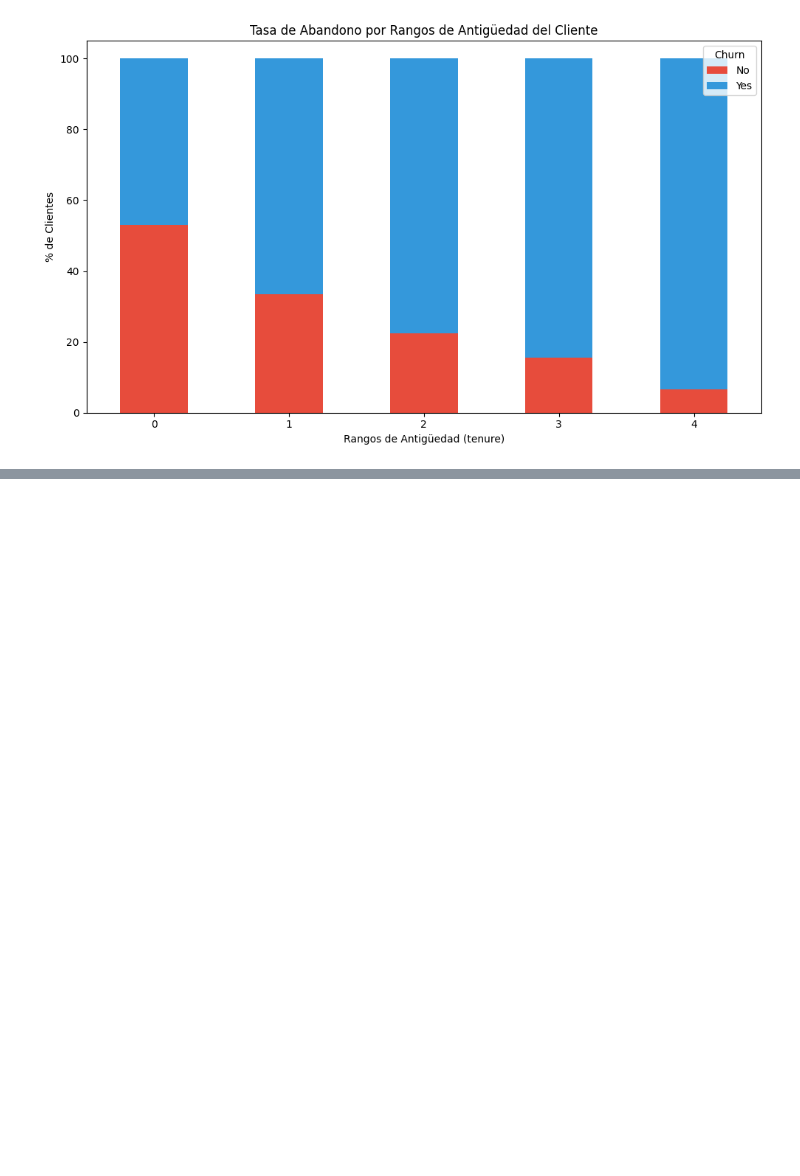
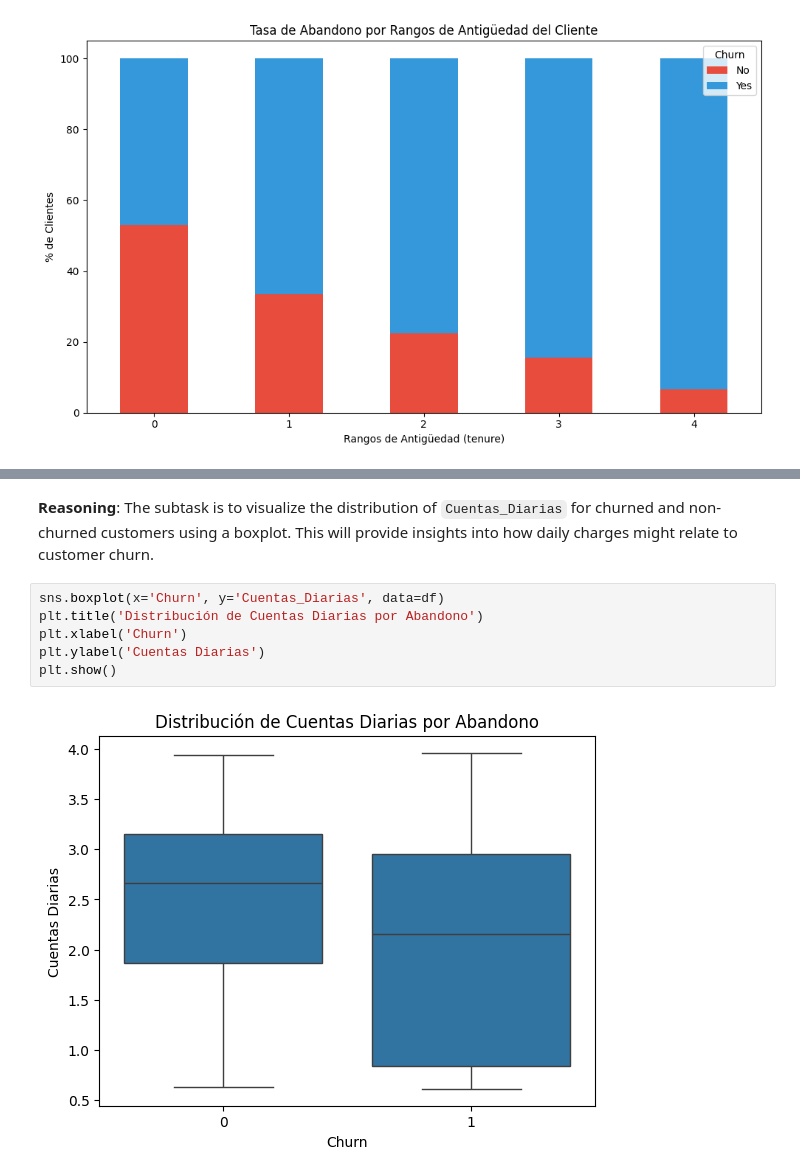
Before and after one commit to magmatic654/TelecomX_parte2_Latam, a Jupyter notebook: TelecomX_LATAM.ipynb, the cells around one changed output, grey strips where cells are left out. Drawn from its saved outputs; the diff is of its cells as text; blank space fills up the shorter version.

```diff
--- a/TelecomX_LATAM.ipynb
+++ b/TelecomX_LATAM.ipynb
@@ -442,0 +672,11 @@ plt.show()
+# %% [markdown]
+**Reasoning**:
+The subtask is to visualize the distribution of `Cuentas_Diarias` for churned and non-churned customers using a boxplot. This will provide insights into how daily charges might relate to customer churn.
+# %%
+sns.boxplot(x='Churn', y='Cuentas_Diarias', data=df)
+plt.title('Distribución de Cuentas Diarias por Abandono')
+plt.xlabel('Churn')
+plt.ylabel('Cuentas Diarias')
+plt.show()
+# %% [output]
+[figure, added]
```
Also changed, not shown: parts of 63 cells of this notebook.
